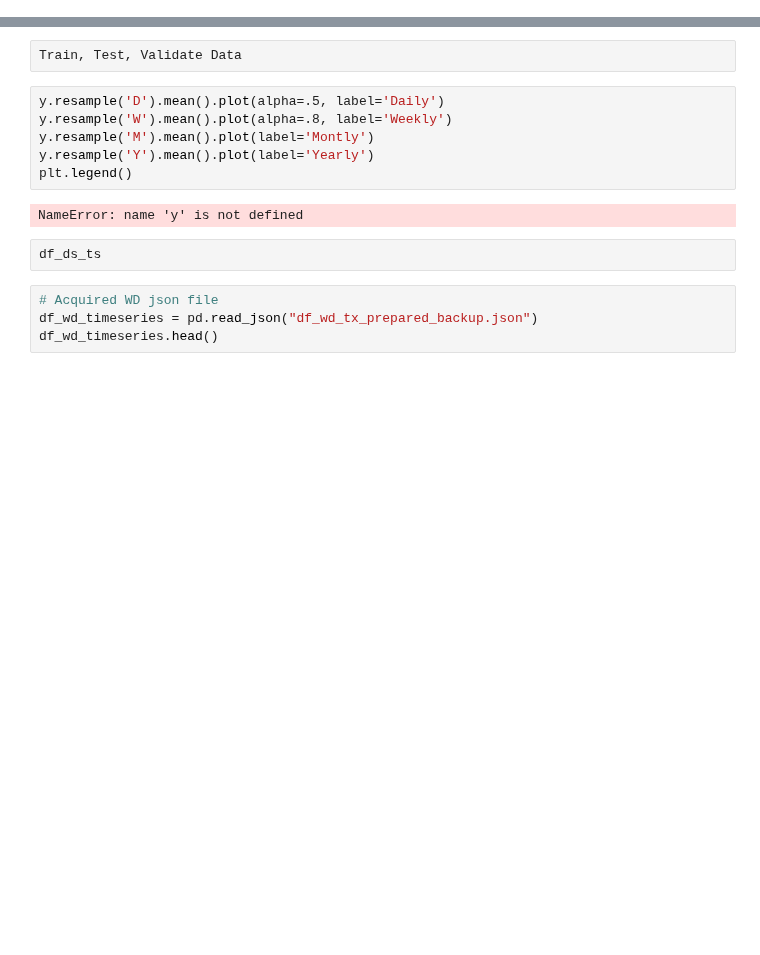
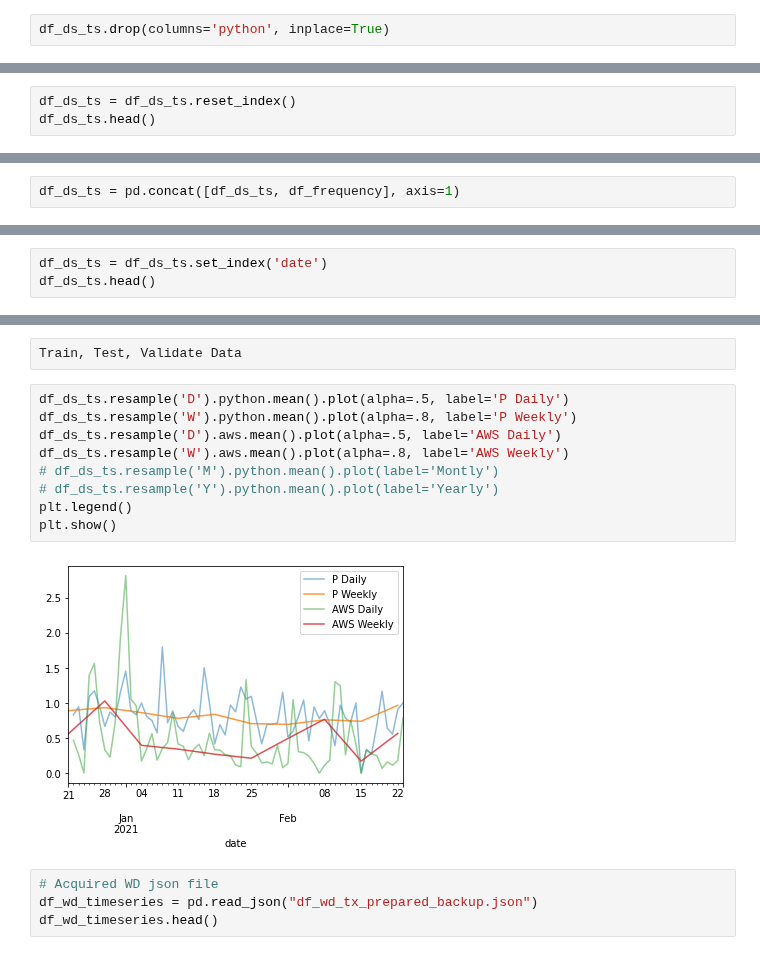
Before and after one commit to Blue-Owl-Data/Job-Search-Dashboard, a Jupyter notebook: notebook/MVP_Bojado.ipynb, the cells around one changed output, grey strips where cells are left out. Saved outputs shown, nothing was run; the diff lists cells and outputs as text; blank space fills up the shorter version.

```diff
--- a/notebook/MVP_Bojado.ipynb
+++ b/notebook/MVP_Bojado.ipynb
@@ -407,0 +478,2 @@ df_ds_ts.resample('3M').mean().plot(marker='o')
+# %%
+df_ds_ts.drop(columns='python', inplace=True)
@@ -407,0 +488,3 @@ df_ds_ts.resample('3M').mean().plot(marker='o')
+# %%
+df_ds_ts = df_ds_ts.reset_index()
+df_ds_ts.head()
@@ -407,0 +498,2 @@ df_ds_ts.resample('3M').mean().plot(marker='o')
+# %%
+df_ds_ts = pd.concat([df_ds_ts, df_frequency], axis=1)
@@ -407,0 +518,3 @@ df_ds_ts.resample('3M').mean().plot(marker='o')
+# %%
+df_ds_ts = df_ds_ts.set_index('date')
+df_ds_ts.head()
@@ -408,15 +529,16 @@ df_ds_ts.resample('3M').mean().plot(marker='o')
 # %%
 Train, Test, Validate Data
 # %%
-y.resample('D').mean().plot(alpha=.5, label='Daily')
-y.resample('W').mean().plot(alpha=.8, label='Weekly')
-y.resample('M').mean().plot(label='Montly')
-y.resample('Y').mean().plot(label='Yearly')
+df_ds_ts.resample('D').python.mean().plot(alpha=.5, label='P Daily')
+df_ds_ts.resample('W').python.mean().plot(alpha=.8, label='P Weekly')
+df_ds_ts.resample('D').aws.mean().plot(alpha=.5, label='AWS Daily')
+df_ds_ts.resample('W').aws.mean().plot(alpha=.8, label='AWS Weekly')
+# df_ds_ts.resample('M').python.mean().plot(label='Montly')
+# df_ds_ts.resample('Y').python.mean().plot(label='Yearly')
 plt.legend()
+plt.show()
 # %% [output]
-NameError: name 'y' is not defined
+[figure, added]
-# %%
-df_ds_ts
 # %%
 # Acquired WD json file
 df_wd_timeseries = pd.read_json("df_wd_tx_prepared_backup.json")
```
Also changed, not shown: parts of 15 cells of this notebook.
